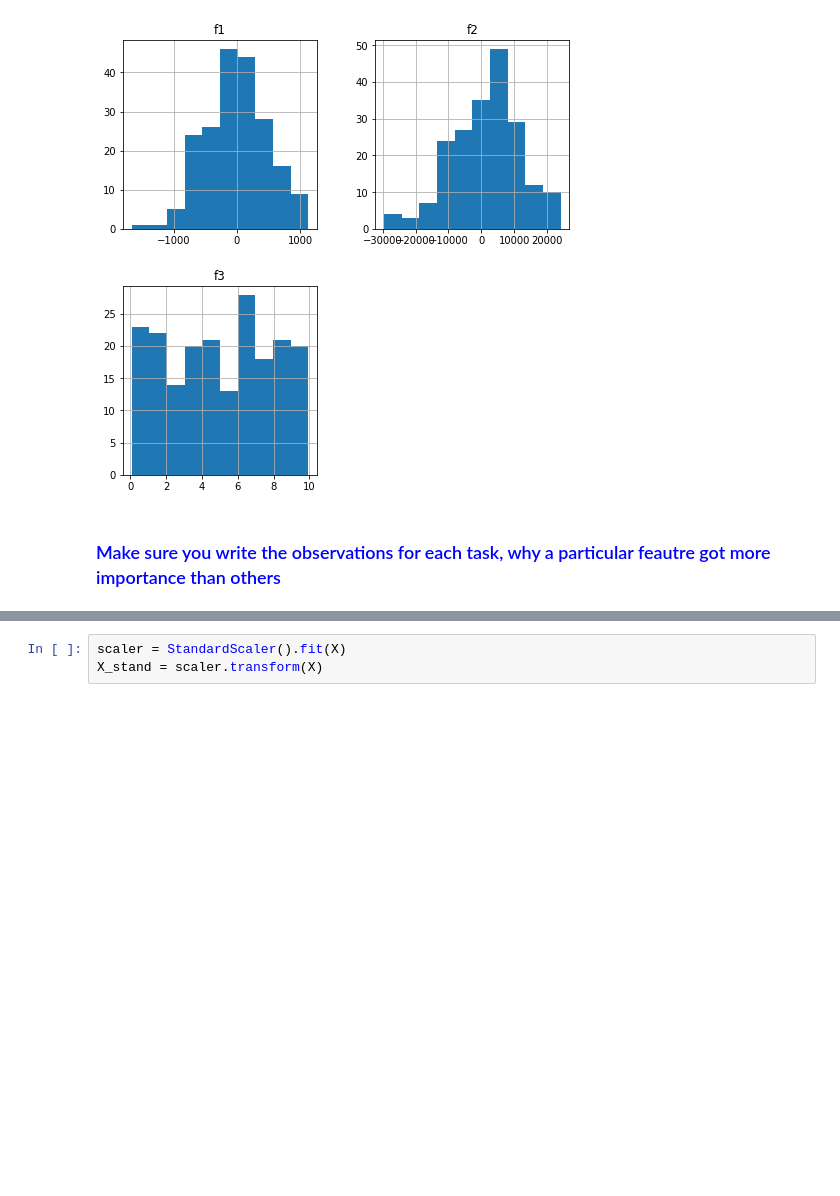
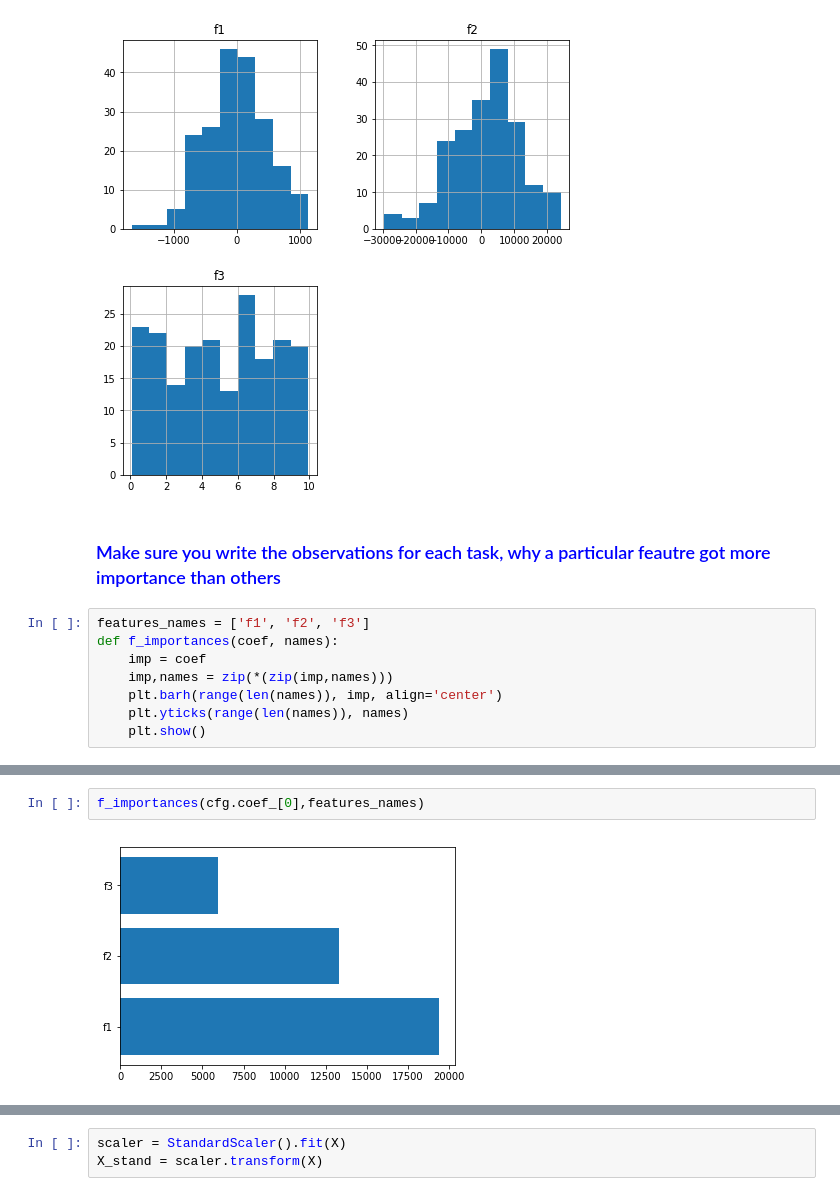
Before and after one commit to iamanik4/Python-Course-Assignment, a Jupyter notebook: 10. Behavior of Linear Models/8B_LR_SVM.ipynb, the cells around one changed output, grey strips where cells are left out. Drawn from its saved outputs; the diff is of its cells as text; blank space fills up the shorter version.

```diff
--- a/10. Behavior of Linear Models/8B_LR_SVM.ipynb
+++ b/10. Behavior of Linear Models/8B_LR_SVM.ipynb
@@ -59,6 +59,14 @@ plt.show()
 [figure]
 # %% [markdown]
 <h3><font color='blue'> Make sure you write the observations for each task, why a particular feautre got more importance than others</font></h3>
+# %%
+features_names = ['f1', 'f2', 'f3']
+def f_importances(coef, names):
+    imp = coef
+    imp,names = zip(*(zip(imp,names)))
+    plt.barh(range(len(names)), imp, align='center')
+    plt.yticks(range(len(names)), names)
+    plt.show()
 # %%
 cfg = SGDClassifier(loss="log")
 cfg.fit(X,Y)
@@ -69,3 +77,7 @@ cfg.coef_,cfg.intercept_
+# %%
+f_importances(cfg.coef_[0],features_names)
+# %% [output]
+[figure, added]
 # %%
 cfg = SGDClassifier(loss="hinge")
 cfg.fit(X,Y)
```
Also changed, not shown: parts of 10 cells of this notebook, 3 other files.
